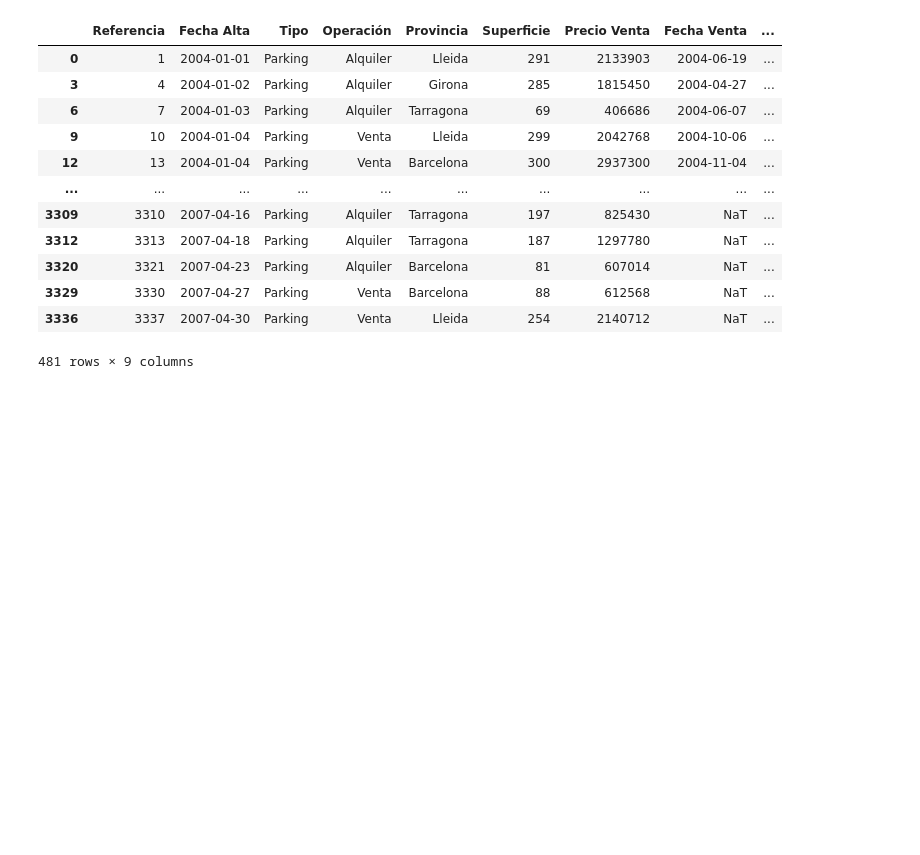
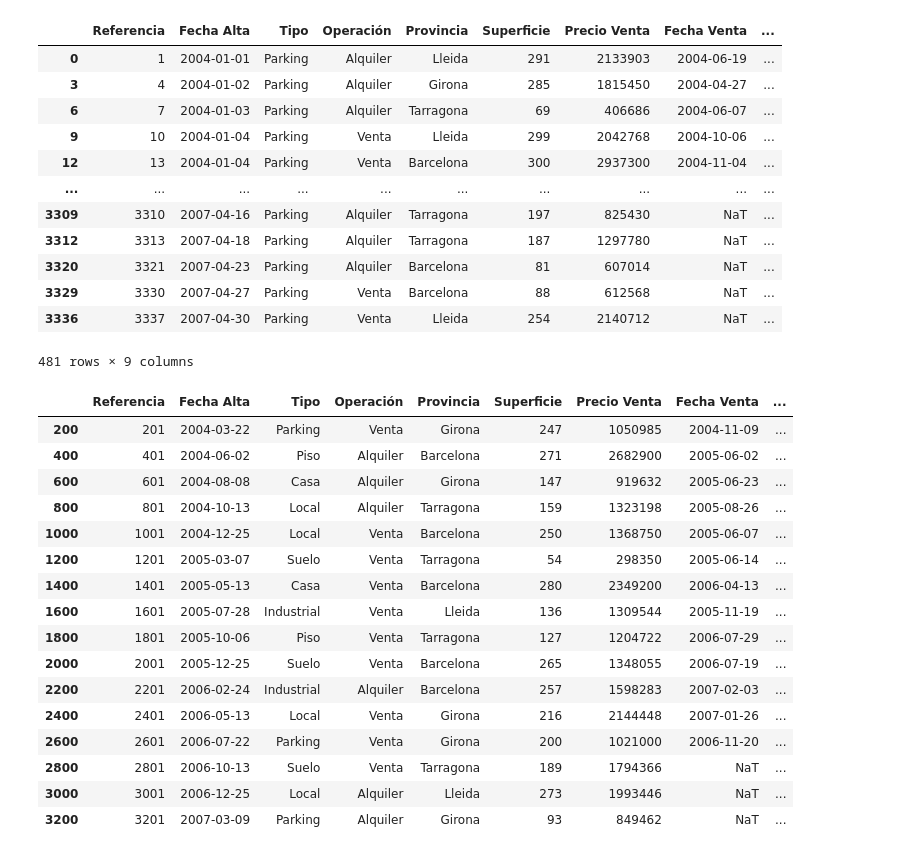
Before and after one commit to gabycantu/Reto-1, a Jupyter notebook: Reto-1.ipynb, the cells around one changed output. Cells and saved outputs as stored; diff of their text form; code cells hidden in the pictures; blank space fills up the shorter version.

```diff
--- a/Reto-1.ipynb
+++ b/Reto-1.ipynb
@@ -41,3 +42,25 @@ filtro1
 # %%
 #Guardar archivo con el filtro 1 aplicado en csv
 filtro1.to_csv("filtro1.csv")
+# %%
+#Filtro 2, por filas no consecutivas, cualitativo
+filtro2=df.iloc[ [200,400,600,800,1000,1200,1400,1600,1800,2000,2200,2400,2600,2800,3000,3200] , : ]
+filtro2
+# %% [output]
+|  | Referencia | Fecha Alta | Tipo | Operación | Provincia | Superficie | Precio Venta | Fecha Venta | ... |
+| 200 | 201 | 2004-03-22 | Parking | Venta | Girona | 247 | 1050985 | 2004-11-09 | ... |
+| 400 | 401 | 2004-06-02 | Piso | Alquiler | Barcelona | 271 | 2682900 | 2005-06-02 | ... |
+| 600 | 601 | 2004-08-08 | Casa | Alquiler | Girona | 147 | 919632 | 2005-06-23 | ... |
+| 800 | 801 | 2004-10-13 | Local | Alquiler | Tarragona | 159 | 1323198 | 2005-08-26 | ... |
+| 1000 | 1001 | 2004-12-25 | Local | Venta | Barcelona | 250 | 1368750 | 2005-06-07 | ... |
+| 1200 | 1201 | 2005-03-07 | Suelo | Venta | Tarragona | 54 | 298350 | 2005-06-14 | ... |
+| 1400 | 1401 | 2005-05-13 | Casa | Venta | Barcelona | 280 | 2349200 | 2006-04-13 | ... |
+| 1600 | 1601 | 2005-07-28 | Industrial | Venta | Lleida | 136 | 1309544 | 2005-11-19 | ... |
+| 1800 | 1801 | 2005-10-06 | Piso | Venta | Tarragona | 127 | 1204722 | 2006-07-29 | ... |
+| 2000 | 2001 | 2005-12-25 | Suelo | Venta | Barcelona | 265 | 1348055 | 2006-07-19 | ... |
+| 2200 | 2201 | 2006-02-24 | Industrial | Alquiler | Barcelona | 257 | 1598283 | 2007-02-03 | ... |
+| 2400 | 2401 | 2006-05-13 | Local | Venta | Girona | 216 | 2144448 | 2007-01-26 | ... |
+| 2600 | 2601 | 2006-07-22 | Parking | Venta | Girona | 200 | 1021000 | 2006-11-20 | ... |
+| 2800 | 2801 | 2006-10-13 | Suelo | Venta | Tarragona | 189 | 1794366 | NaT | ... |
+| 3000 | 3001 | 2006-12-25 | Local | Alquiler | Lleida | 273 | 1993446 | NaT | ... |
+| 3200 | 3201 | 2007-03-09 | Parking | Alquiler | Girona | 93 | 849462 | NaT | ... |
```
Also changed, not shown: parts of 15 cells of this notebook, 1 other file.
